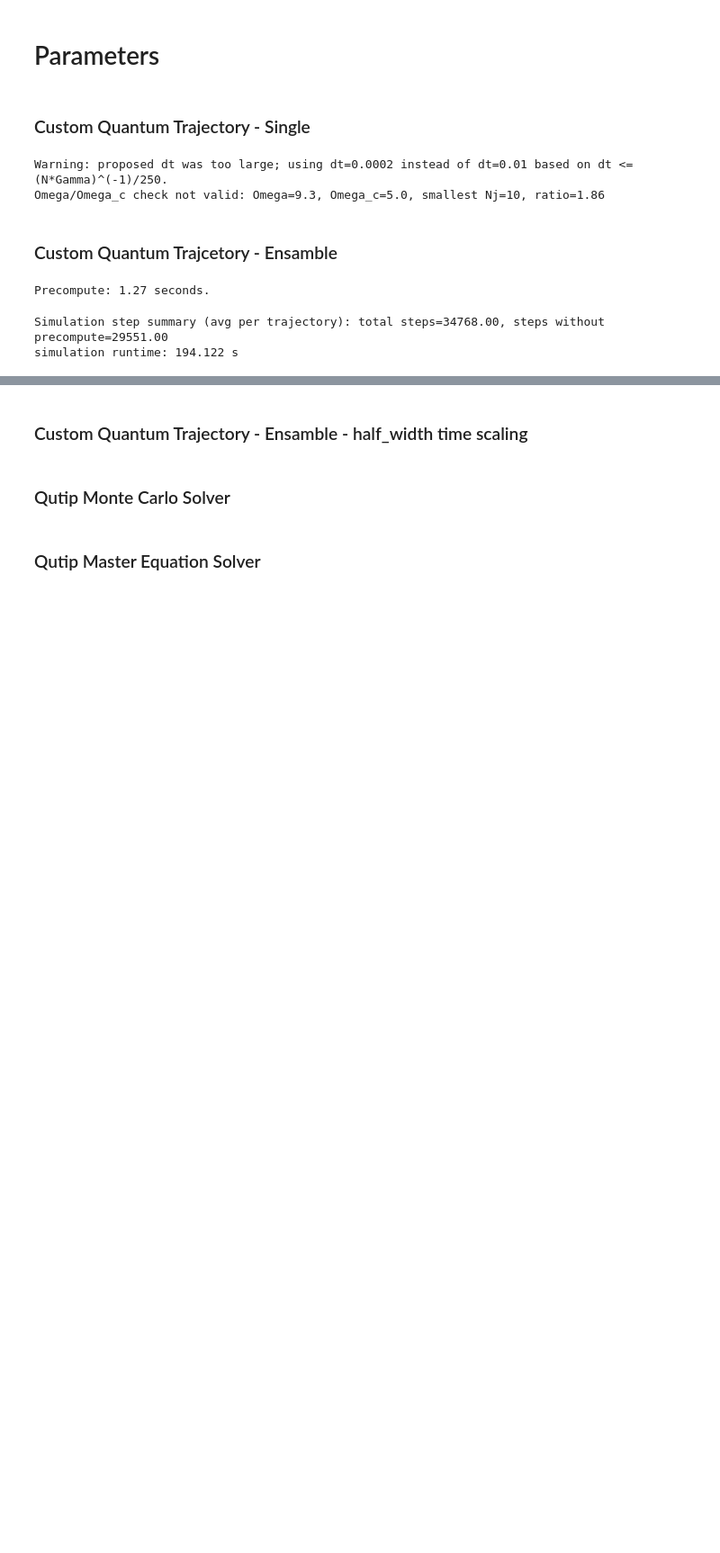
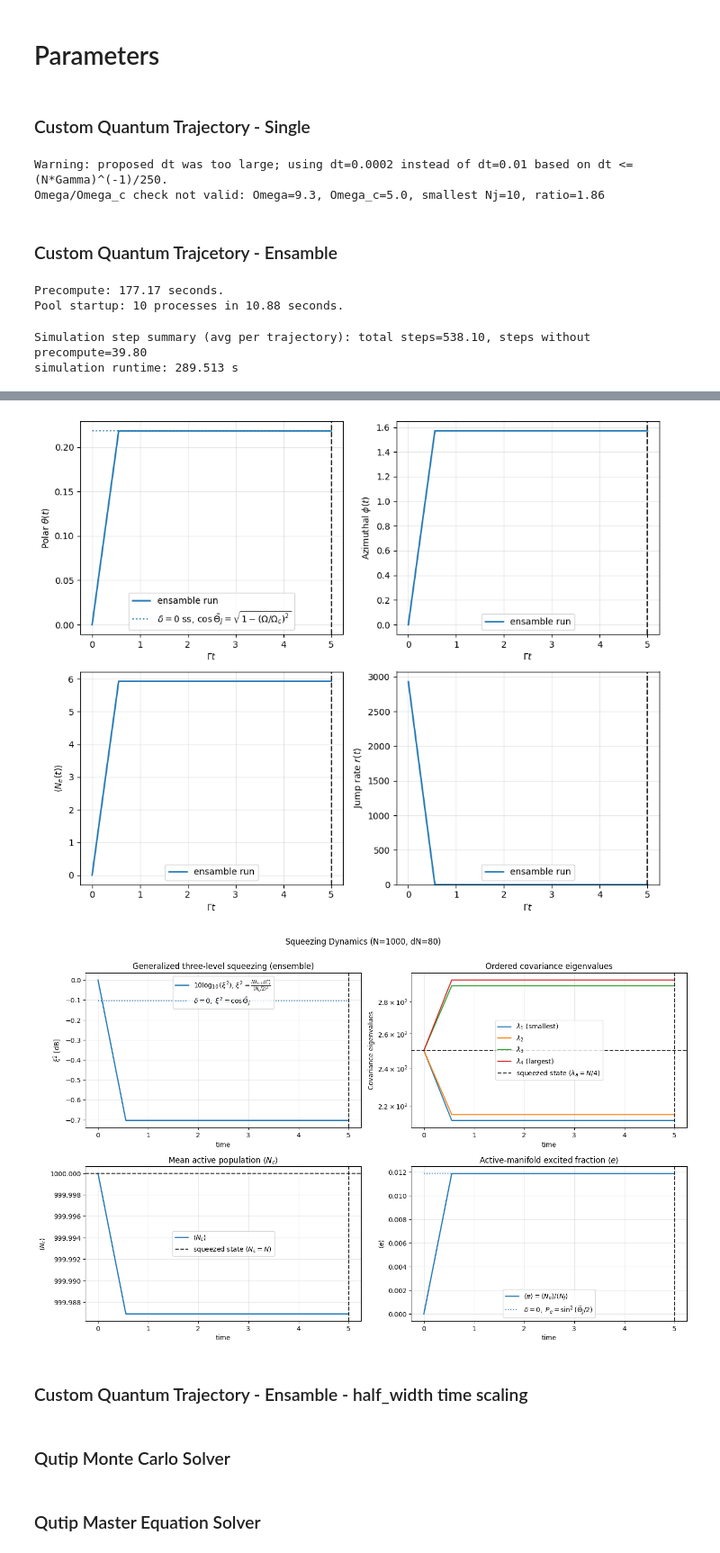
Before and after one commit to AsharKamal98/cavity-OAT, a Jupyter notebook: main.ipynb, the cells around one changed output, grey strips where cells are left out. Shown at 90% size. Drawn from its saved outputs; the diff is of its cells as text; code cells hidden in the pictures; blank space fills up the shorter version.

Commit message:
feat: add ne fraction plotting

```diff
--- a/main.ipynb
+++ b/main.ipynb
@@ -17,7 +17,7 @@ import numpy as np
 %autoreload 2
 
 seed = 1234
-num_snapshots = 2
+num_snapshots = 10
 # %% [markdown]
 ### Custom Quantum Trajectory - Single
 # %%
@@ -137,8 +137,10 @@ def run_ensamble(
     from squeezing_parameter import plot_generalized_xi
 
     # Model and parameters
-    Omega_ratio = 0.4
-    delta0 = delta0_from_N_Gamma(N, Gamma)
+    Omega_ratio = 0.2165
+    # Omega_ratio = 0.99
+    # delta0 = delta0_from_N_Gamma(N, Gamma)
+    delta0 = 1
 
     # dt = validated_mcwf_dt(dt, N, Gamma)
 
@@ -149,8 +151,8 @@ def run_ensamble(
     # Define the three-phase protocol with the desired parameters.
     phases = default_three_phase_protocol(
         T1=5.0,
-        T2=10.0,
-        T3=5.0,
+        T2=0.0,
+        T3=0.0,
         delta0=delta0,
         Omega0=Omega0,
     )
@@ -187,44 +189,46 @@ def run_ensamble(
     simulation_runtime = time.perf_counter() - t0
     print(f"simulation runtime: {simulation_runtime:.3f} s")
 
-    # t0 = time.perf_counter()
-    # obs_avg = ensemble_observables(ensemble, n_processes=n_processes)
-    # print(f"ensemble_observables runtime: {time.perf_counter() - t0:.3f} s")
+    t0 = time.perf_counter()
+    obs_avg = ensemble_observables(ensemble, n_processes=n_processes)
+    print(f"ensemble_observables runtime: {time.perf_counter() - t0:.3f} s")
 
-    # t0 = time.perf_counter()
-    # avg_result = make_averaged_result(ensemble, obs_avg)
-    # print(f"make_averaged_result runtime: {time.perf_counter() - t0:.3f} s")
+    t0 = time.perf_counter()
+    avg_result = make_averaged_result(ensemble, obs_avg)
+    print(f"make_averaged_result runtime: {time.perf_counter() - t0:.3f} s")
 
-    # output_dir = Path("output")
-    # output_dir.mkdir(exist_ok=True)
-    # fig, axes = plot_trajectory_angles_and_excitation(
-    #     avg_result,
-    #     phases,
-    #     output_path=output_dir / "qt_ensable.png",
-    #     show_spread=False,
-    #     label=f"ensamble run",
-    # )
+    output_dir = Path("output")
+    output_dir.mkdir(exist_ok=True)
+    fig, axes = plot_trajectory_angles_and_excitation(
+        avg_result,
+        phases,
+        output_path=output_dir / "qt_ensable.png",
+        show_phase1_ss=True,
+        show_spread=False,
+        label=f"ensamble run",
+    )
 
-    # xi_data, xi_fig, xi_ax = plot_generalized_xi(
-    #     ensemble,
-    #     n_processes=n_processes,
-    #     verbose=True,
-    #     averaged_observables=obs_avg,
-    #     output_path=output_dir / "qt_ensable_generalized_xi.png",
-    # )
+    xi_data, xi_fig, xi_ax = plot_generalized_xi(
+        ensemble,
+        n_processes=n_processes,
+        verbose=True,
+        averaged_observables=obs_avg,
+        output_path=output_dir / "qt_ensable_generalized_xi.png",
+    )
 
 
 run_ensamble(
     N=1000,
-    dN=0,
+    dN=80,
     dt=1e-2,
     Gamma=1.0,
-    sector_distribution="square",
+    sector_distribution="binomial",
     shifted_jump_operator = True,
-    ntraj=1,
-    n_processes=None
+    ntraj=10,
+    n_processes=-1
     )
 # %% [output]
-Precompute: 1.27 seconds.
+Precompute: 177.17 seconds.
+Pool startup: 10 processes in 10.88 seconds.
-Simulation step summary (avg per trajectory): total steps=34768.00, steps without precompute=29551.00
-simulation runtime: 194.122 s
+Simulation step summary (avg per trajectory): total steps=538.10, steps without precompute=39.80
+simulation runtime: 289.513 s
@@ -231,3 +246,5 @@ simulation runtime: 194.122 s
+[figure, added]
+[figure, added]
 # %% [markdown]
 ### Custom Quantum Trajectory - Ensamble - half_width time scaling
 # %%
```
Also changed, not shown: parts of 1 cell of this notebook, 2 other files.
